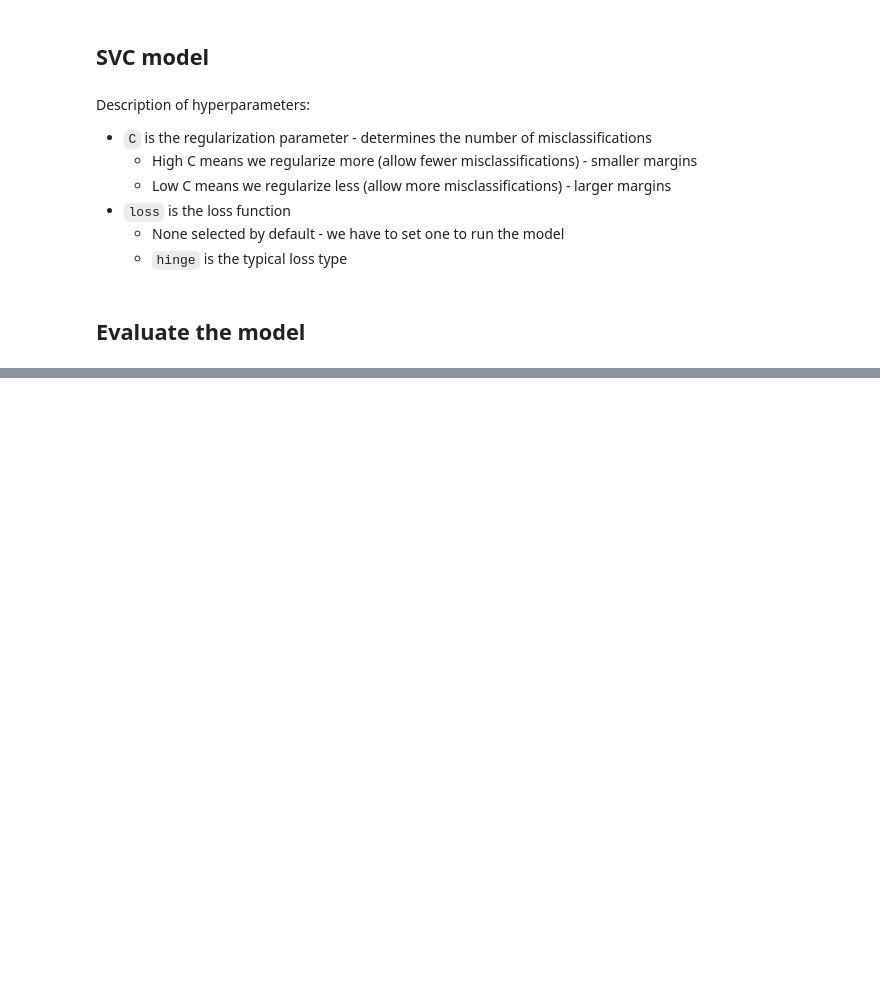
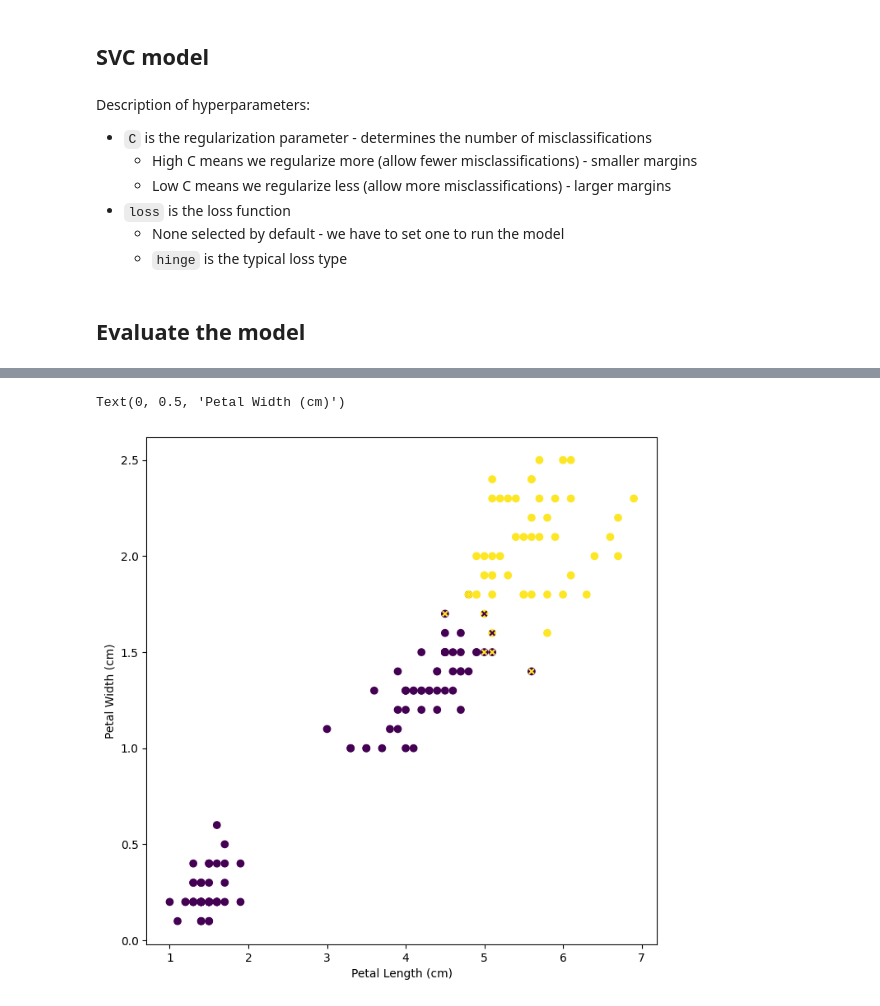
Before and after one commit to drolsonmi/math3480, a Jupyter notebook: Notes/3480_10_SVC.ipynb, the cells around one changed output, grey strips where cells are left out. Drawn from its saved outputs; the diff is of its cells as text; code cells hidden in the pictures; blank space fills up the shorter version.

```diff
--- a/Notes/3480_10_SVC.ipynb
+++ b/Notes/3480_10_SVC.ipynb
@@ -258,7 +275,7 @@ list(iris)
 iris['feature_names']
 # %%
 X = iris['data'][:,(2,3)]
-y = (iris['target'] == 2).astype(np.float64)
+y_true = (iris['target'] == 2).astype(np.float64)
 # %% [markdown]
 ## SVC model
 # %%
@@ -266,6 +283,9 @@ svc = Pipeline([
     ('scaler', StandardScaler()),
     ('linear_svc', LinearSVC(C=1, loss='hinge'))
 ])
+# %%
+svc.fit(X,y)
+y_pred = svc.predict(X)
 # %% [markdown]
 Description of hyperparameters:
 * `C` is the regularization parameter - determines the number of misclassifications
@@ -283,0 +315,12 @@ print(classification_report(y_test, y_pred))
+# %%
+fig = plt.figure(figsize=(8,8))
+#ax = fig.add_subplot(111, projection='3d')
+ax = fig.add_subplot()
+ax.scatter(X[:,0], X[:,1], c=y_pred)
+ax.scatter(X[:,0], X[:,1], c=y_true, marker='x', s=20)
+
+ax.set_xlabel('Petal Length (cm)')
+ax.set_ylabel('Petal Width (cm)')
+# %% [output]
+Text(0, 0.5, 'Petal Width (cm)')
+[figure, added]
```
Also changed, not shown: parts of 5 cells of this notebook.
